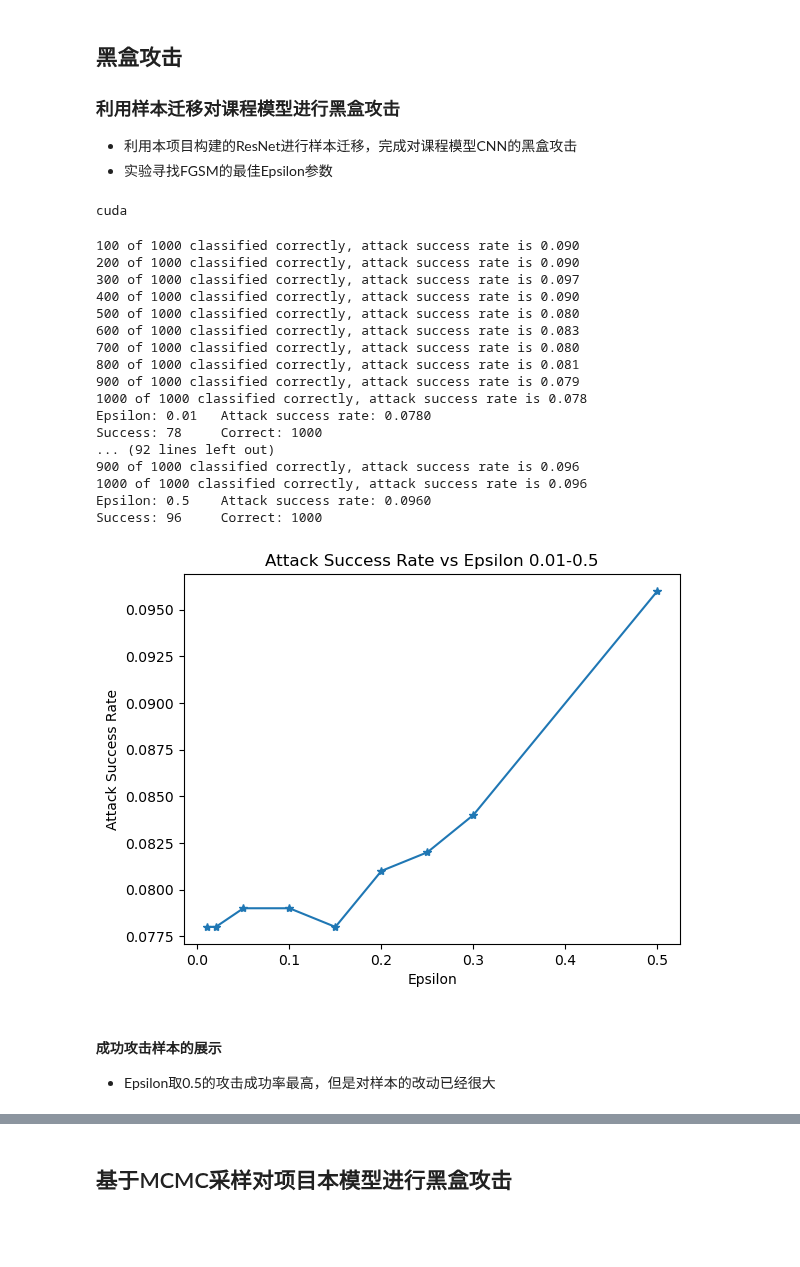
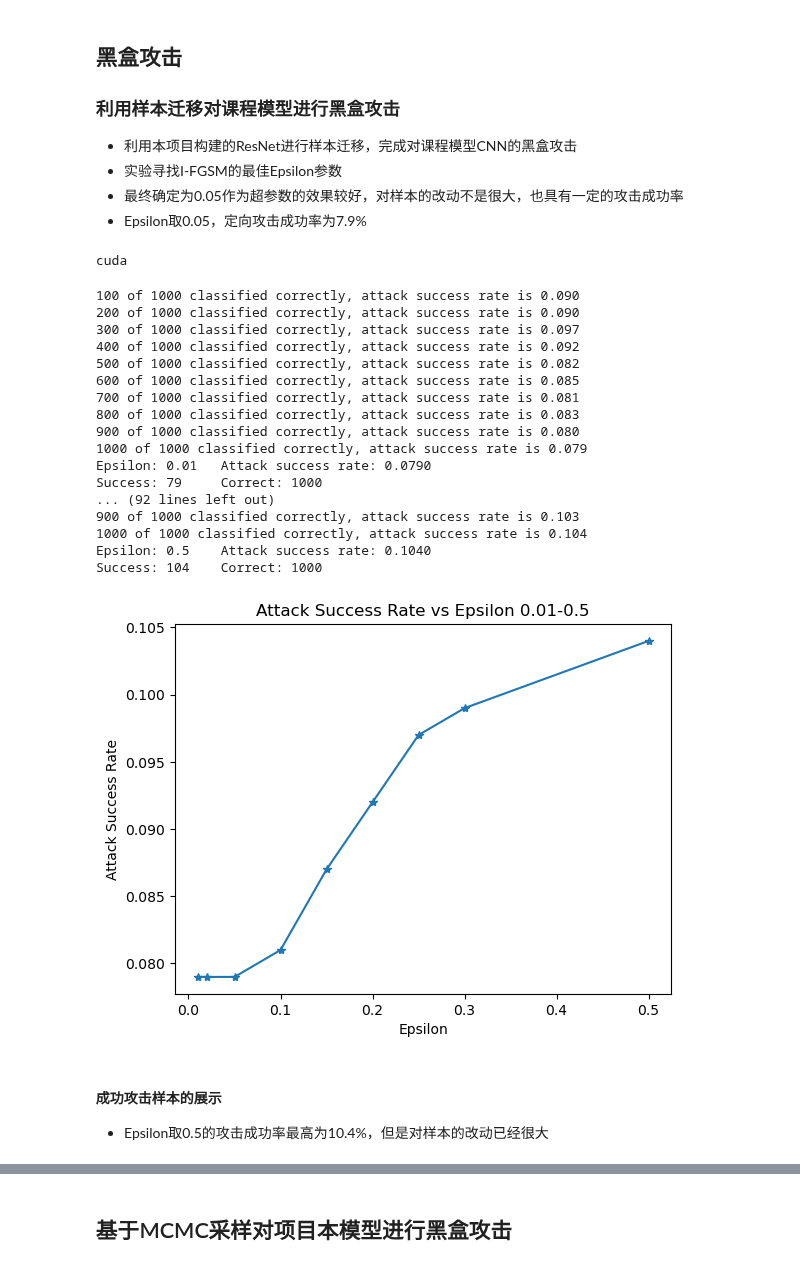
Before and after one commit to AkexStar/LiGe-DeepLearning-PKUCourse, a Jupyter notebook: homework-2/code/black-attack.ipynb, the cells around one changed output, grey strips where cells are left out. Cells and saved outputs as stored; diff of their text form; code cells hidden in the pictures; blank space fills up the shorter version.

```diff
--- a/homework-2/code/black-attack.ipynb
+++ b/homework-2/code/black-attack.ipynb
@@ -3,7 +3,9 @@
 
 ### 利用样本迁移对课程模型进行黑盒攻击
 - 利用本项目构建的ResNet进行样本迁移，完成对课程模型CNN的黑盒攻击
-- 实验寻找FGSM的最佳Epsilon参数
+- 实验寻找I-FGSM的最佳Epsilon参数
+- 最终确定为0.05作为超参数的效果较好，对样本的改动不是很大，也具有一定的攻击成功率
+- Epsilon取0.05，定向攻击成功率为7.9%
 # %%
 import torch
 import torchvision
@@ -56,7 +58,7 @@ def fgsm_attack(image, epsilon, max_iter, model, attack_model, target):
             # print('attack failed, gradient is None')
             return False, perturbed_image
         data_grad = perturbed_image.grad.data
-        perturbed_image = perturbed_image + epsilon * data_grad.sign()
+        perturbed_image = perturbed_image - epsilon * data_grad.sign()
 
         # 限制像素值范围在[0,1]
         perturbed_image = torch.clamp(perturbed_image, 0, 1)
@@ -91,7 +93,7 @@ def test(model, attack_model, device, test_loader, epsilon):
         # if init_pred.item() != target.item():
             # continue
         correct += 1 # 统计分类正确的图像数量
-        if correct % 100 == 0:
+        if correct % 500 == 0:
             print(f"{correct} of 1000 classified correctly, attack success rate is {success_num / float(correct):.3f}")
 
         success, perturbed_data = fgsm_attack(image=data, epsilon=epsilon, max_iter=100, model=model, attack_model=attack_model, target=target)
@@ -108,7 +110,7 @@ def test(model, attack_model, device, test_loader, epsilon):
 # 设置攻击参数
 device = torch.device("cuda" if torch.cuda.is_available() else "mps")
 print(device)
-epsilons = [.01, .02, .05, .10, .15, .2, .25, .3, .5]
+epsilons = [0.01, 0.02, 0.05, 0.1, 0.15, 0.2, 0.25, 0.3, 0.5]
 # 0.001最优
 attack_accs = []
 examples = []
@@ -122,48 +124,48 @@ model.to(device)
 
 attack_model = CNN()
 attack_model.load_state_dict(torch.load('../model/cnn.ckpt', map_location=device))
 attack_model.to(device)
 # 对模型进行测试和攻击
 
 for eps in epsilons:
     acc, ex = test(model, attack_model, device, test_loader, eps)
     attack_accs.append(acc)
     examples.append(ex)
     if not os.path.exists('../attack_data/black'):
         os.makedirs('../attack_data/black')
     torch.save(ex, f'../attack_data/black/eps-{eps:.3f}-ASR-{acc:.3f}.pt')
 
 torch.save(examples, '../attack_data/black/attack_examples.pt')
 
 # plt.figure(figsize=(5,5))
 plt.plot(epsilons, attack_accs, "*-")
 # plt.yticks(np.arange(0, 1.1, step=0.1))
 # plt.xticks(np.arange(0, .35, step=0.05))
 plt.title("Attack Success Rate vs Epsilon 0.01-0.5")
 plt.xlabel("Epsilon")
 plt.ylabel("Attack Success Rate")
 plt.show()
 # %% [output]
 cuda
 100 of 1000 classified correctly, attack success rate is 0.090
 200 of 1000 classified correctly, attack success rate is 0.090
 300 of 1000 classified correctly, attack success rate is 0.097
-400 of 1000 classified correctly, attack success rate is 0.090
-500 of 1000 classified correctly, attack success rate is 0.080
-600 of 1000 classified correctly, attack success rate is 0.083
-700 of 1000 classified correctly, attack success rate is 0.080
-800 of 1000 classified correctly, attack success rate is 0.081
-900 of 1000 classified correctly, attack success rate is 0.079
-1000 of 1000 classified correctly, attack success rate is 0.078
-Epsilon: 0.01   Attack success rate: 0.0780
-Success: 78     Correct: 1000
+400 of 1000 classified correctly, attack success rate is 0.092
+500 of 1000 classified correctly, attack success rate is 0.082
+600 of 1000 classified correctly, attack success rate is 0.085
+700 of 1000 classified correctly, attack success rate is 0.081
+800 of 1000 classified correctly, attack success rate is 0.083
+900 of 1000 classified correctly, attack success rate is 0.080
+1000 of 1000 classified correctly, attack success rate is 0.079
+Epsilon: 0.01   Attack success rate: 0.0790
+Success: 79     Correct: 1000
 ... (92 lines left out)
-900 of 1000 classified correctly, attack success rate is 0.096
-1000 of 1000 classified correctly, attack success rate is 0.096
-Epsilon: 0.5    Attack success rate: 0.0960
-Success: 96     Correct: 1000
+900 of 1000 classified correctly, attack success rate is 0.103
+1000 of 1000 classified correctly, attack success rate is 0.104
+Epsilon: 0.5    Attack success rate: 0.1040
+Success: 104    Correct: 1000
-[figure, old version]
+[figure, new version]
 # %% [markdown]
 #### 成功攻击样本的展示
 
-- Epsilon取0.5的攻击成功率最高，但是对样本的改动已经很大
+- Epsilon取0.5的攻击成功率最高为10.4%，但是对样本的改动已经很大
```
Also changed, not shown: parts of 5 cells of this notebook, 23 other files.
